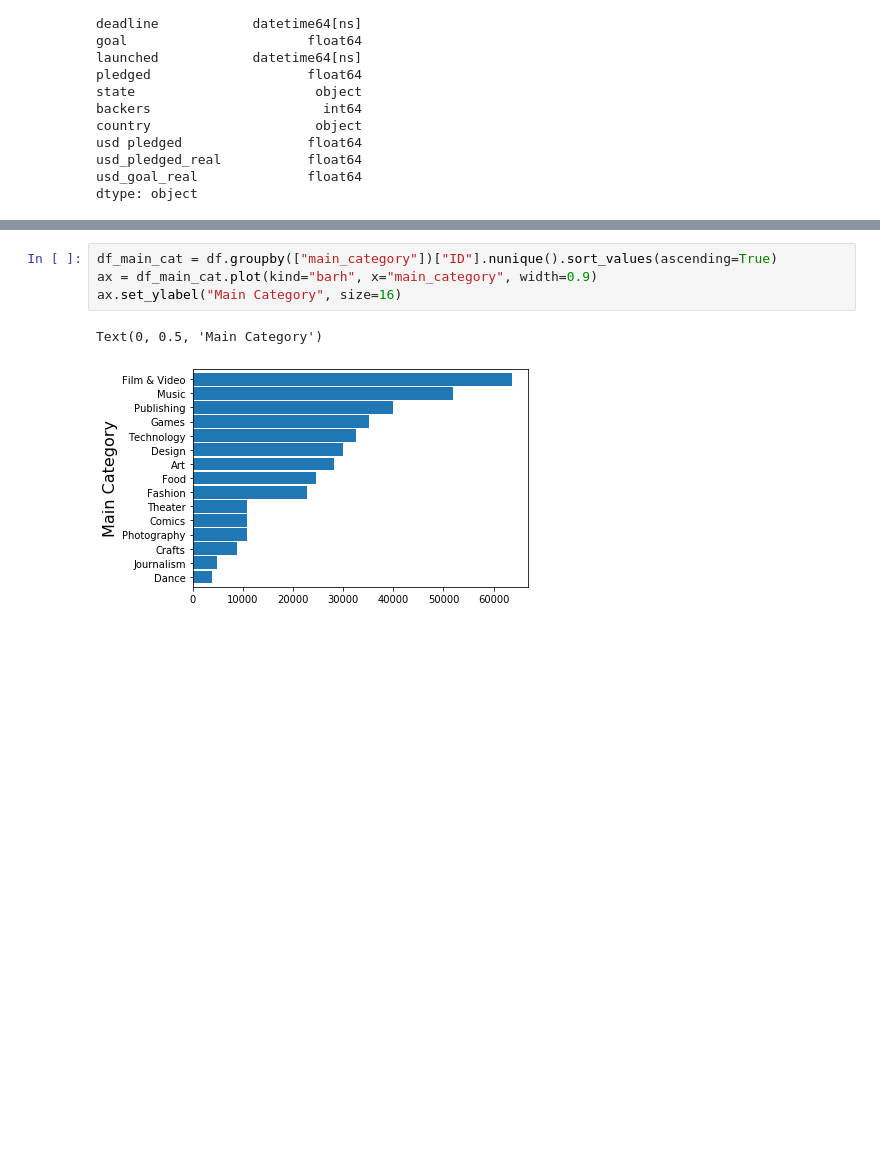
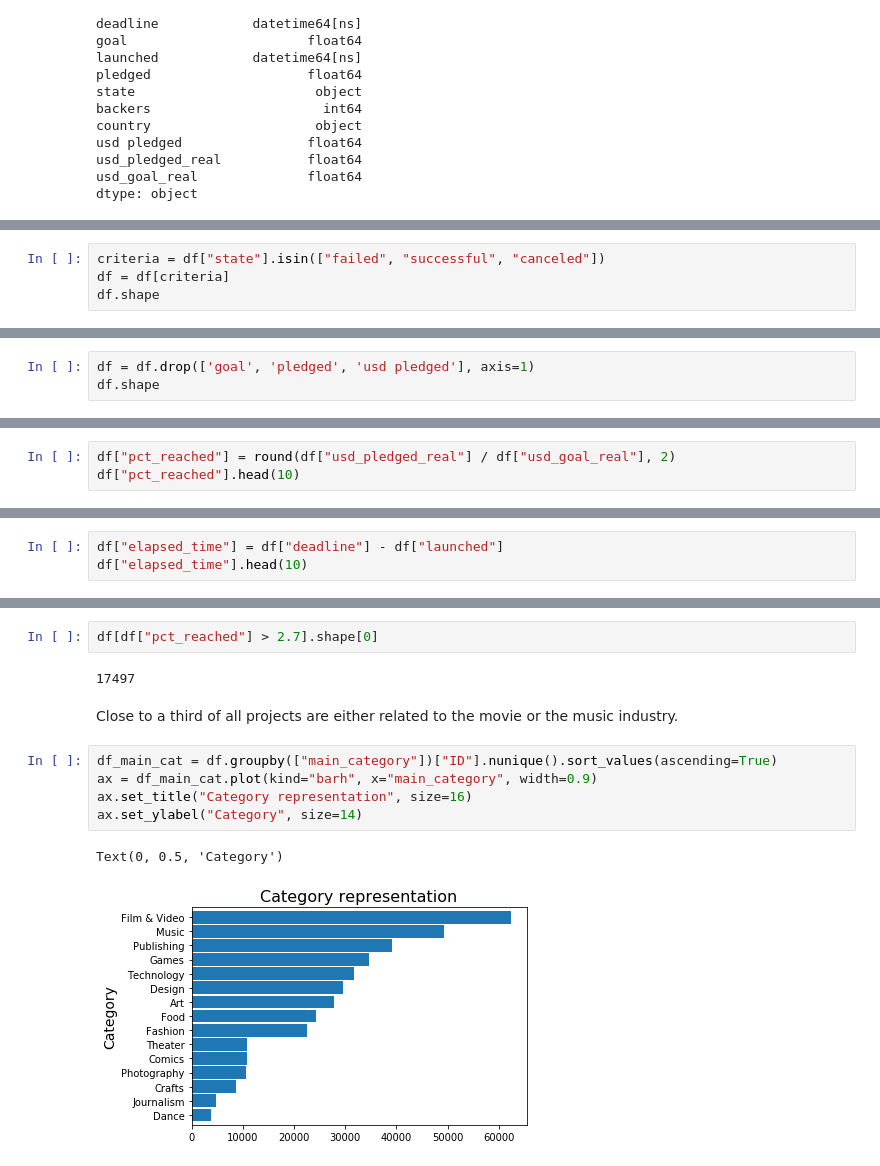
Before and after one commit to tbacha/DMML2019_Team_Apple, a Jupyter notebook: code/Kickstarter_notebook_Team_Apple.ipynb, the cells around one changed output, grey strips where cells are left out. Drawn from its saved outputs; the diff is of its cells as text; blank space fills up the shorter version.

```diff
--- a/code/Kickstarter_notebook_Team_Apple.ipynb
+++ b/code/Kickstarter_notebook_Team_Apple.ipynb
@@ -67,0 +70,4 @@ dtype: object
+# %%
+criteria = df["state"].isin(["failed", "successful", "canceled"])
+df = df[criteria]
+df.shape
@@ -67,0 +80,3 @@ dtype: object
+# %%
+df = df.drop(['goal', 'pledged', 'usd pledged'], axis=1)
+df.shape
@@ -67,0 +87,3 @@ dtype: object
+# %%
+df["pct_reached"] = round(df["usd_pledged_real"] / df["usd_goal_real"], 2)
+df["pct_reached"].head(10)
@@ -67,0 +102,3 @@ dtype: object
+# %%
+df["elapsed_time"] = df["deadline"] - df["launched"]
+df["elapsed_time"].head(10)
@@ -68,7 +165,14 @@ dtype: object
+# %%
+df[df["pct_reached"] > 2.7].shape[0]
+# %% [output]
+17497
+# %% [markdown]
+Close to a third of all projects are either related to the movie or the music industry.
 # %%
 df_main_cat = df.groupby(["main_category"])["ID"].nunique().sort_values(ascending=True)
 ax = df_main_cat.plot(kind="barh", x="main_category", width=0.9)
-ax.set_ylabel("Main Category", size=16)
+ax.set_title("Category representation", size=16)
+ax.set_ylabel("Category", size=14)
 # %% [output]
-Text(0, 0.5, 'Main Category')
+Text(0, 0.5, 'Category')
-[figure, old version]
+[figure, new version]
```
Also changed, not shown: parts of 29 cells of this notebook.
